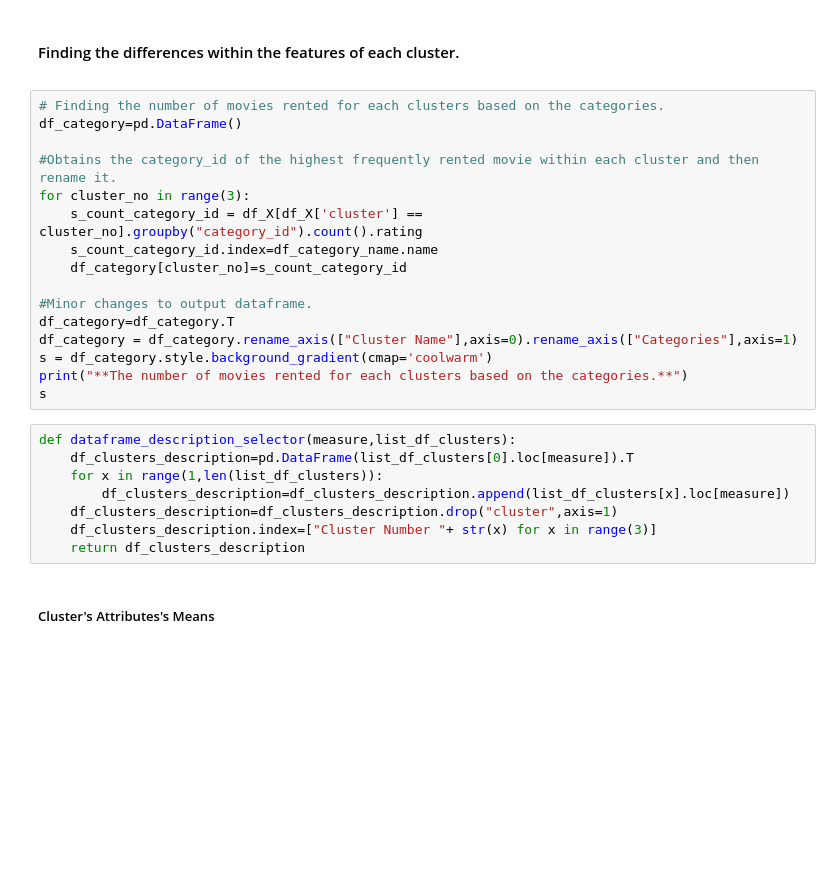
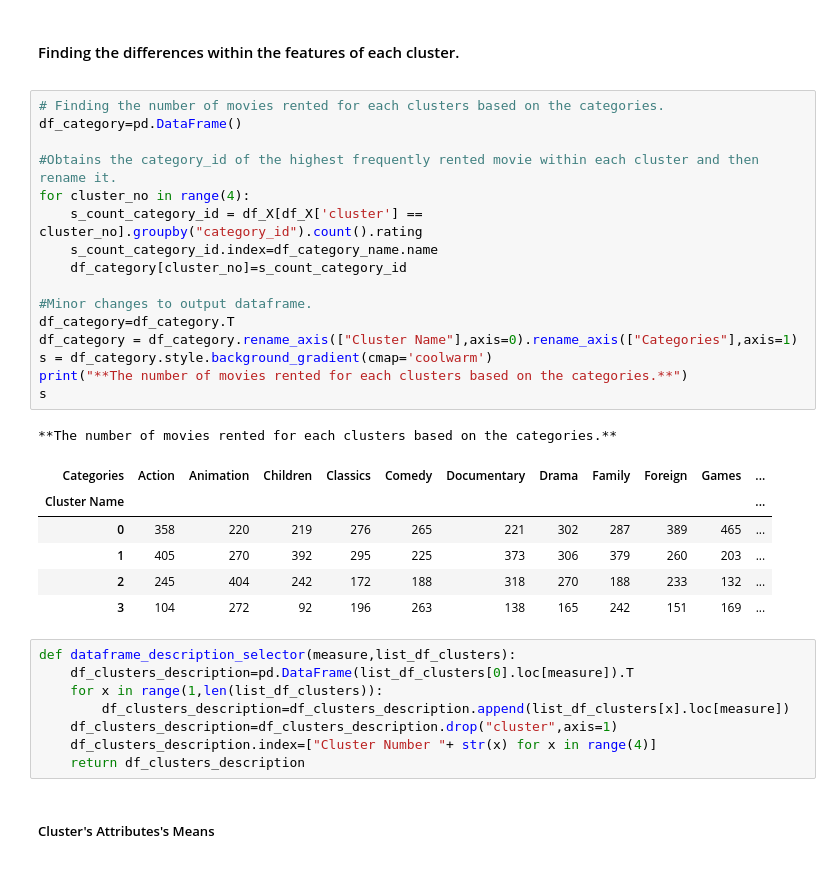
Before and after one commit to DannyFirmin/ML-KMeans-KNN-DecisionTrees, a Jupyter notebook: Assignment-2.ipynb, the cells around one changed output. Saved outputs shown, nothing was run; the diff lists cells and outputs as text; blank space fills up the shorter version.

```diff
--- a/Assignment-2.ipynb
+++ b/Assignment-2.ipynb
@@ -488,26 +502,34 @@ df_cluster2_description=cluster2.describe()
 # %%
 # Finding the number of movies rented for each clusters based on the categories.
 df_category=pd.DataFrame()
 
 #Obtains the category_id of the highest frequently rented movie within each cluster and then rename it.
-for cluster_no in range(3):
+for cluster_no in range(4):
     s_count_category_id = df_X[df_X['cluster'] == cluster_no].groupby("category_id").count().rating
     s_count_category_id.index=df_category_name.name
     df_category[cluster_no]=s_count_category_id
 
 #Minor changes to output dataframe.
 df_category=df_category.T
 df_category = df_category.rename_axis(["Cluster Name"],axis=0).rename_axis(["Categories"],axis=1)
 s = df_category.style.background_gradient(cmap='coolwarm')
 print("**The number of movies rented for each clusters based on the categories.**")
 s
+# %% [output]
+**The number of movies rented for each clusters based on the categories.**
+| Categories | Action | Animation | Children | Classics | Comedy | Documentary | Drama | Family | Foreign | Games | ... |
+| Cluster Name |  |  |  |  |  |  |  |  |  |  | ... |
+| 0 | 358 | 220 | 219 | 276 | 265 | 221 | 302 | 287 | 389 | 465 | ... |
+| 1 | 405 | 270 | 392 | 295 | 225 | 373 | 306 | 379 | 260 | 203 | ... |
+| 2 | 245 | 404 | 242 | 172 | 188 | 318 | 270 | 188 | 233 | 132 | ... |
+| 3 | 104 | 272 | 92 | 196 | 263 | 138 | 165 | 242 | 151 | 169 | ... |
 # %%
 def dataframe_description_selector(measure,list_df_clusters):
     df_clusters_description=pd.DataFrame(list_df_clusters[0].loc[measure]).T
     for x in range(1,len(list_df_clusters)):
         df_clusters_description=df_clusters_description.append(list_df_clusters[x].loc[measure])
     df_clusters_description=df_clusters_description.drop("cluster",axis=1)
-    df_clusters_description.index=["Cluster Number "+ str(x) for x in range(3)]
+    df_clusters_description.index=["Cluster Number "+ str(x) for x in range(4)]
     return df_clusters_description
 # %% [markdown]
 ##### Cluster's Attributes's Means
```
Also changed, not shown: parts of 7 cells of this notebook.
